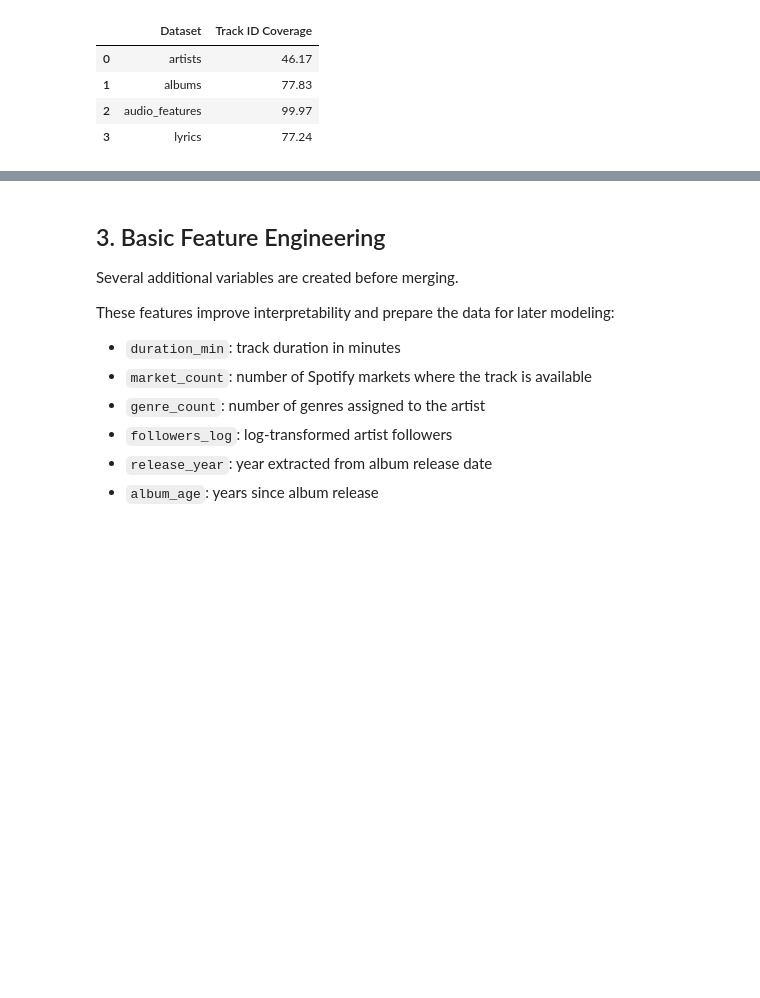
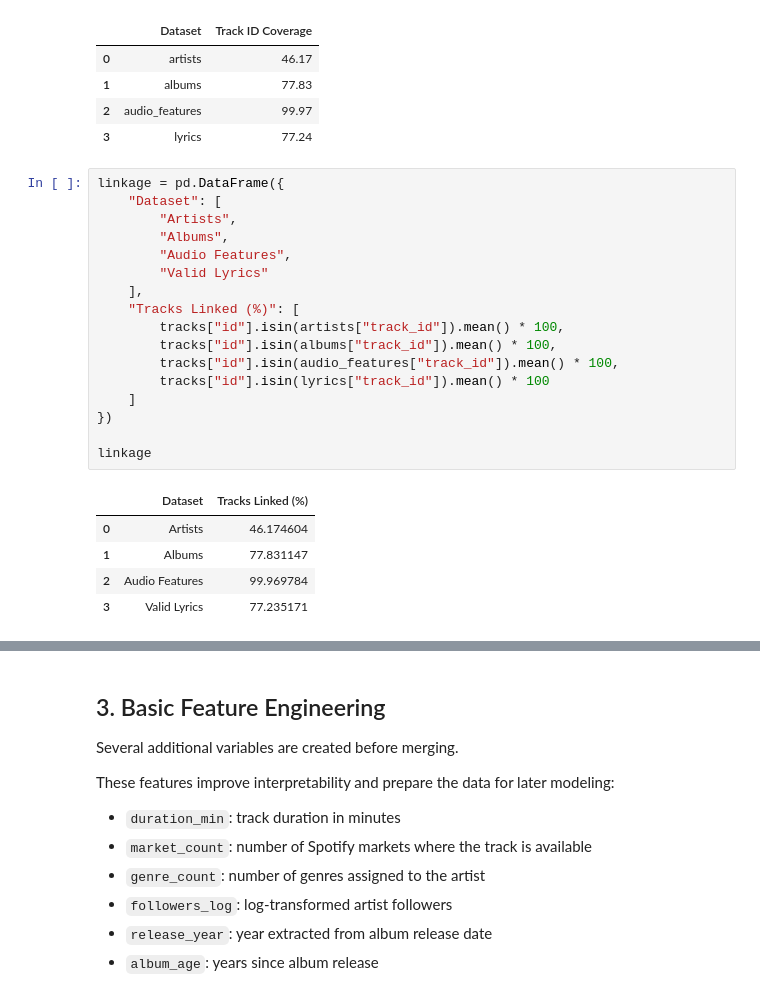
Before and after one commit to ds25m032-Denis-Hoxha/spotify_project, a Jupyter notebook: notebooks/07_feature_engineering.ipynb, the cells around one changed output, grey strips where cells are left out. Cells and saved outputs as stored; diff of their text form; blank space fills up the shorter version.

```diff
--- a/notebooks/07_feature_engineering.ipynb
+++ b/notebooks/07_feature_engineering.ipynb
@@ -104,3 +104,26 @@ coverage_summary
 | 1 | albums | 77.83 |
 | 2 | audio_features | 99.97 |
 | 3 | lyrics | 77.24 |
+# %%
+linkage = pd.DataFrame({
+    "Dataset": [
+        "Artists",
+        "Albums",
+        "Audio Features",
+        "Valid Lyrics"
+    ],
+    "Tracks Linked (%)": [
+        tracks["id"].isin(artists["track_id"]).mean() * 100,
+        tracks["id"].isin(albums["track_id"]).mean() * 100,
+        tracks["id"].isin(audio_features["track_id"]).mean() * 100,
+        tracks["id"].isin(lyrics["track_id"]).mean() * 100
+    ]
+})
+
+linkage
+# %% [output]
+|  | Dataset | Tracks Linked (%) |
+| 0 | Artists | 46.174604 |
+| 1 | Albums | 77.831147 |
+| 2 | Audio Features | 99.969784 |
+| 3 | Valid Lyrics | 77.235171 |
```
Also changed, not shown: parts of 4 cells of this notebook, 1 other file.
